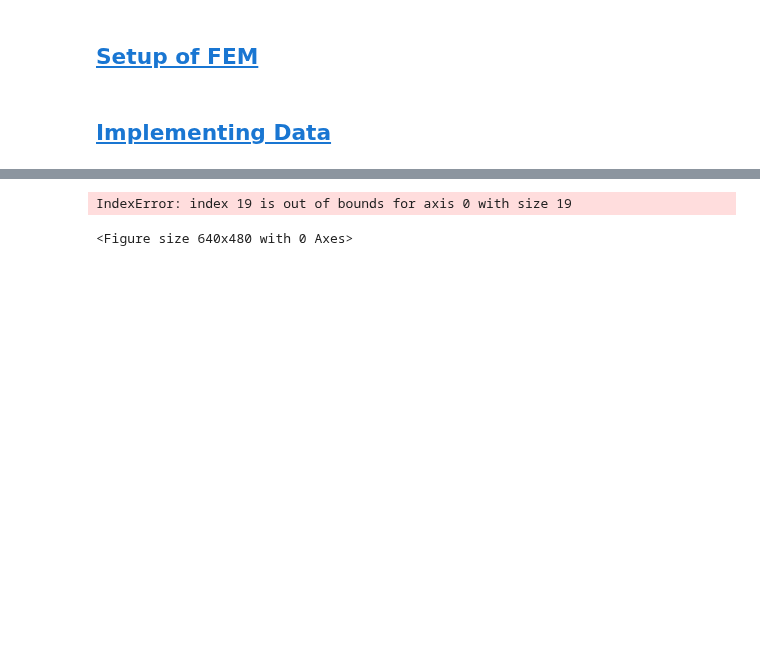
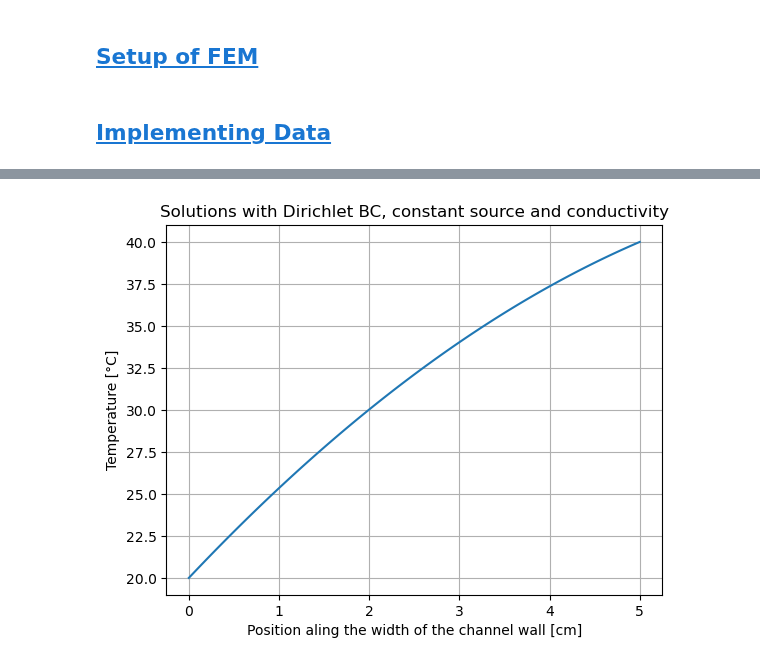
Before and after one commit to dpploy/engy-4390, a Jupyter notebook: projects/2024/fires-brick/tests-nb/04-test.ipynb, the cells around one changed output, grey strips where cells are left out. Saved outputs shown, nothing was run; the diff lists cells and outputs as text; code cells hidden in the pictures; blank space fills up the shorter version.

```diff
--- a/projects/2024/fires-brick/tests-nb/04-test.ipynb
+++ b/projects/2024/fires-brick/tests-nb/04-test.ipynb
@@ -62,13 +62,11 @@ from pyfires import inner_product
 from pyfires import linear_func
 from pyfires import plot_func
 
-k_func = linear_func(x_min, x_max, (156.0, 156.0)) # W/mK
+k_func = linear_func(x_min, x_max, (31.0, 31.0)) # W/mK
 
 '''Heating Power Density'''
 f_func = linear_func(x_min, x_max, (206151.0, 212621.0)) # W/m^3
 
-f_func = linear_func(x_min, x_max, (206.0, 206.0)) # W/m^3
-
 view_plots = False
 # %%
 if view_plots:
@@ -138,16 +120,5 @@ for i in range(len(phi_list)):
 # %%
 '''Build load vector'''
-#The load vector
-b_vec = np.zeros(len(phi_list), dtype=np.float64)
-patches = domain_partition[0]
+from pyfires import build_b_vec
 
-for i in range(len(phi_list)):
-    phi_i=phi_list[i]
-    phi_prime_i=phi_prime_list[i]
-
-    b_vec[i] = inner_product(f_func, phi_i, patches)
-
-    first_term = lambda x: lift_func_prime(x) * k_func(x)
-    phi_prima_i = lambda x: phi_prime_i(x)*(2/h_e)
-
-    b_vec[i] -= inner_product(first_term, phi_prima_i, patches)
+b_vec = build_b_vec(phi_list, phi_prime_list, k_func, f_func, lift_func_prime, domain_partition, x_min, x_max, n_elem)
@@ -243,39 +125,16 @@ phi_prime_list = get_global_basis_functions(domain_partition, parent_mapping, pa
-# %%
-'''Solution'''
-'''Compute optimal coefficient vector'''
-c_star_vec = np.linalg.solve(A_mtrx, b_vec)
-
-plt.figure()
-plt.plot(np.linspace(x_min,x_max,2000),u_star(np.linspace(x_min,x_max,2000)),label='Rayleigh-Ritz solution')
-#plt.plot(np.linspace(x_min,x_max,2000),sol(np.linspace(x_min,x_max,2000)),label='Analytic solution')
-plt.xlabel("Position aling the width of the channel wall [m]")
-plt.ylabel("Temperature [°C]")
-plt.title('Solutions with Robin BC, variable source')
-plt.legend()
-plt.grid()
-plt.show()
-
-print('The value of the function at the leftmost end of the domain is: %4.2f [°C].'%u_star(x_min))
-print('The value of the function at the rightmost end of the domain is: %4.2f [°C].'%u_star(x_max))
-
-
-#Plotting the flux
-plt.figure()
-plt.plot(np.linspace(x_min,x_max,2000),-k_cond(np.linspace(x_min,x_max,2000))*u_star_prime((np.linspace(x_min,x_max,2000))),label='Rayleigh Ritz solution')
-plt.xlabel("Position along the width of the channel wall [m]")
-plt.ylabel("Heat flux [W/m2]")
-plt.legend()
-plt.title('Solutions with Robin BC, variable source')
-plt.grid()
-plt.show()
-
-#print(sol(np.linspace(x_min,x_max,2000)))
-
-'''Flux at boundary'''
-print('q_na computed = ', -k_func(x_min)*u_star_prime(x_min))
-print('q_nb computed = ', -k_func(x_max)*u_star_prime(x_max))
-#print('q_nb given    = ', q_nb)
-#print('flux error [%]= ',(-f_cond(x_max)*g_prime(x_max) - q_nb)/q_nb*100)
-# %% [output]
-IndexError: index 19 is out of bounds for axis 0 with size 19
-<Figure size 640x480 with 0 Axes>
+# %%
+'''Solution'''
+'''Compute optimal coefficient vector'''
+import numpy as np
+
+c_star_vec = np.linalg.solve(a_mtrx, b_vec)
+# %%
+from pyfires import u_star
+
+plot_func(lambda x: u_star(x, phi_list, lift_func, c_star_vec), x_min, x_max, 100,
+          x_scale=100,
+          title='Solutions with Dirichlet BC, constant source and conductivity',
+          xlabel='Position aling the width of the channel wall [cm]',
+          ylabel='Temperature [°C]')
+# %% [output]
+[figure, added]
```
Also changed, not shown: parts of 16 cells of this notebook, 1 other file.
